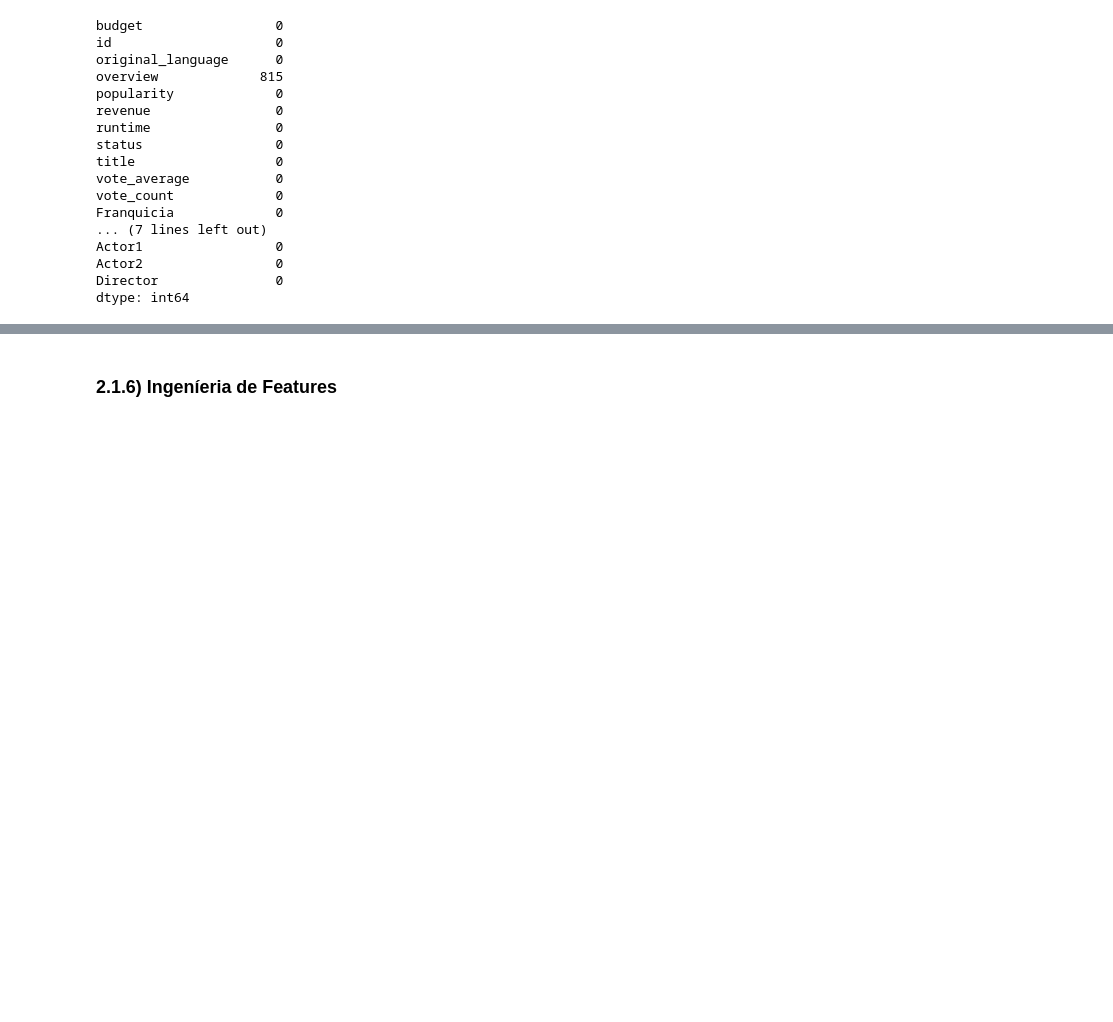
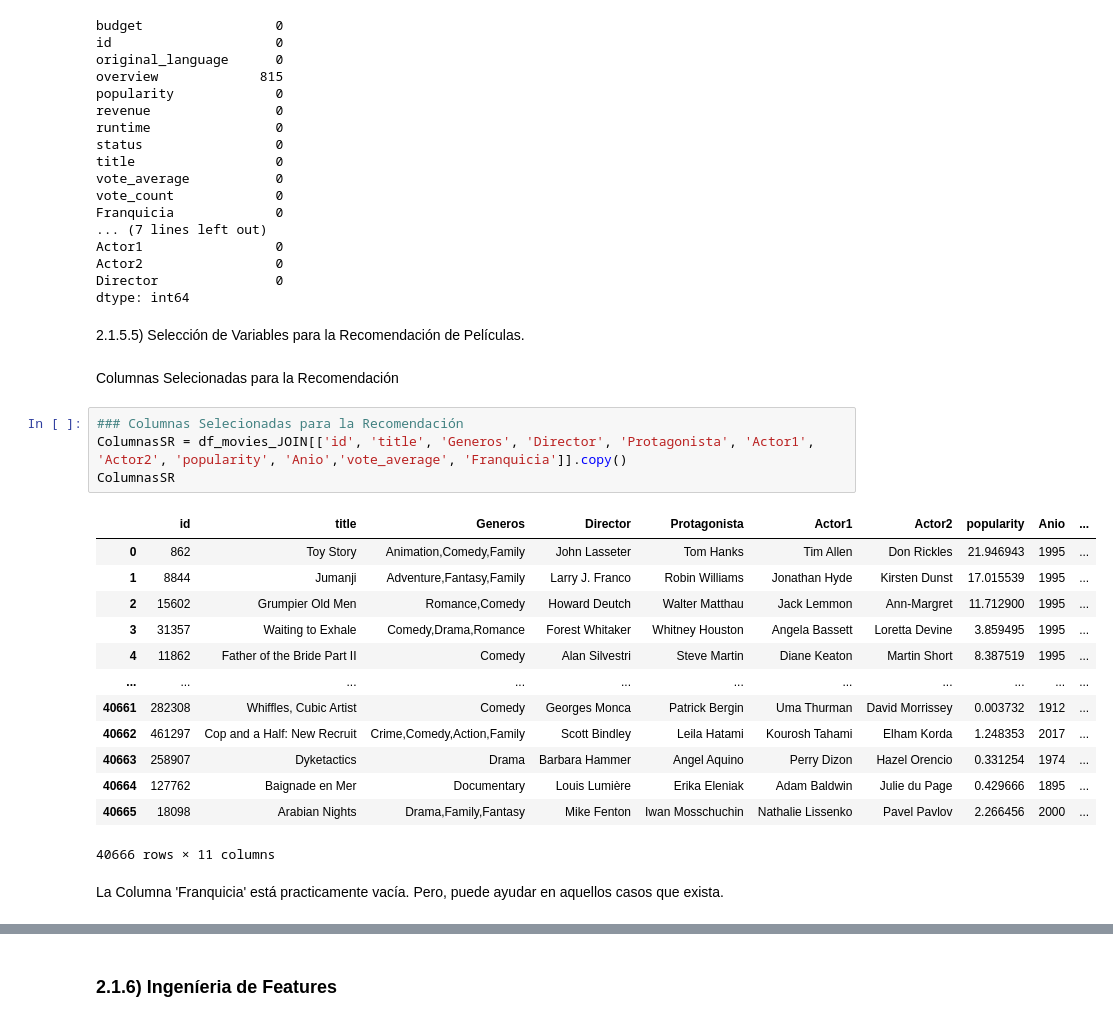
Before and after one commit to lesmengp/PI_ML_OPS, a Jupyter notebook: PI01.ipynb, the cells around one changed output, grey strips where cells are left out. Saved outputs shown, nothing was run; the diff lists cells and outputs as text; blank space fills up the shorter version.

```diff
--- a/PI01.ipynb
+++ b/PI01.ipynb
@@ -2212,3 +2216,27 @@ Actor1                 0
 Actor2                 0
 Director               0
 dtype: int64
+# %% [markdown]
+2.1.5.5) Selección de Variables para la Recomendación de Películas.
+# %% [markdown]
+Columnas Selecionadas para la Recomendación
+# %%
+### Columnas Selecionadas para la Recomendación
+ColumnasSR = df_movies_JOIN[['id', 'title', 'Generos', 'Director', 'Protagonista', 'Actor1', 'Actor2', 'popularity', 'Anio','vote_average', 'Franquicia']].copy()
+ColumnasSR
+# %% [output]
+|  | id | title | Generos | Director | Protagonista | Actor1 | Actor2 | popularity | Anio | ... |
+| 0 | 862 | Toy Story | Animation,Comedy,Family | John Lasseter | Tom Hanks | Tim Allen | Don Rickles | 21.946943 | 1995 | ... |
+| 1 | 8844 | Jumanji | Adventure,Fantasy,Family | Larry J. Franco | Robin Williams | Jonathan Hyde | Kirsten Dunst | 17.015539 | 1995 | ... |
+| 2 | 15602 | Grumpier Old Men | Romance,Comedy | Howard Deutch | Walter Matthau | Jack Lemmon | Ann-Margret | 11.712900 | 1995 | ... |
+| 3 | 31357 | Waiting to Exhale | Comedy,Drama,Romance | Forest Whitaker | Whitney Houston | Angela Bassett | Loretta Devine | 3.859495 | 1995 | ... |
+| 4 | 11862 | Father of the Bride Part II | Comedy | Alan Silvestri | Steve Martin | Diane Keaton | Martin Short | 8.387519 | 1995 | ... |
+| ... | ... | ... | ... | ... | ... | ... | ... | ... | ... | ... |
+| 40661 | 282308 | Whiffles, Cubic Artist | Comedy | Georges Monca | Patrick Bergin | Uma Thurman | David Morrissey | 0.003732 | 1912 | ... |
+| 40662 | 461297 | Cop and a Half: New Recruit | Crime,Comedy,Action,Family | Scott Bindley | Leila Hatami | Kourosh Tahami | Elham Korda | 1.248353 | 2017 | ... |
+| 40663 | 258907 | Dyketactics | Drama | Barbara Hammer | Angel Aquino | Perry Dizon | Hazel Orencio | 0.331254 | 1974 | ... |
+| 40664 | 127762 | Baignade en Mer | Documentary | Louis Lumière | Erika Eleniak | Adam Baldwin | Julie du Page | 0.429666 | 1895 | ... |
+| 40665 | 18098 | Arabian Nights | Drama,Family,Fantasy | Mike Fenton | Iwan Mosschuchin | Nathalie Lissenko | Pavel Pavlov | 2.266456 | 2000 | ... |
+40666 rows × 11 columns
+# %% [markdown]
+La Columna 'Franquicia' está practicamente vacía. Pero, puede ayudar en aquellos casos que exista.
```
Also changed, not shown: parts of 25 cells of this notebook, 1 other file.
